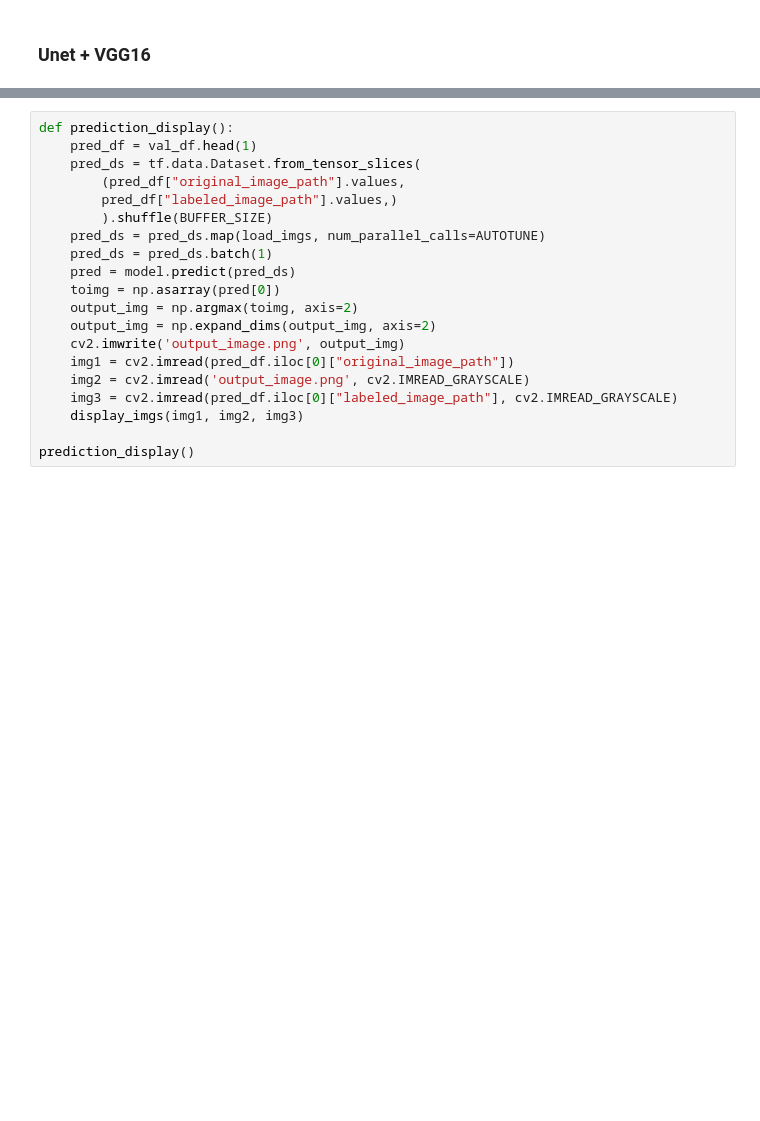
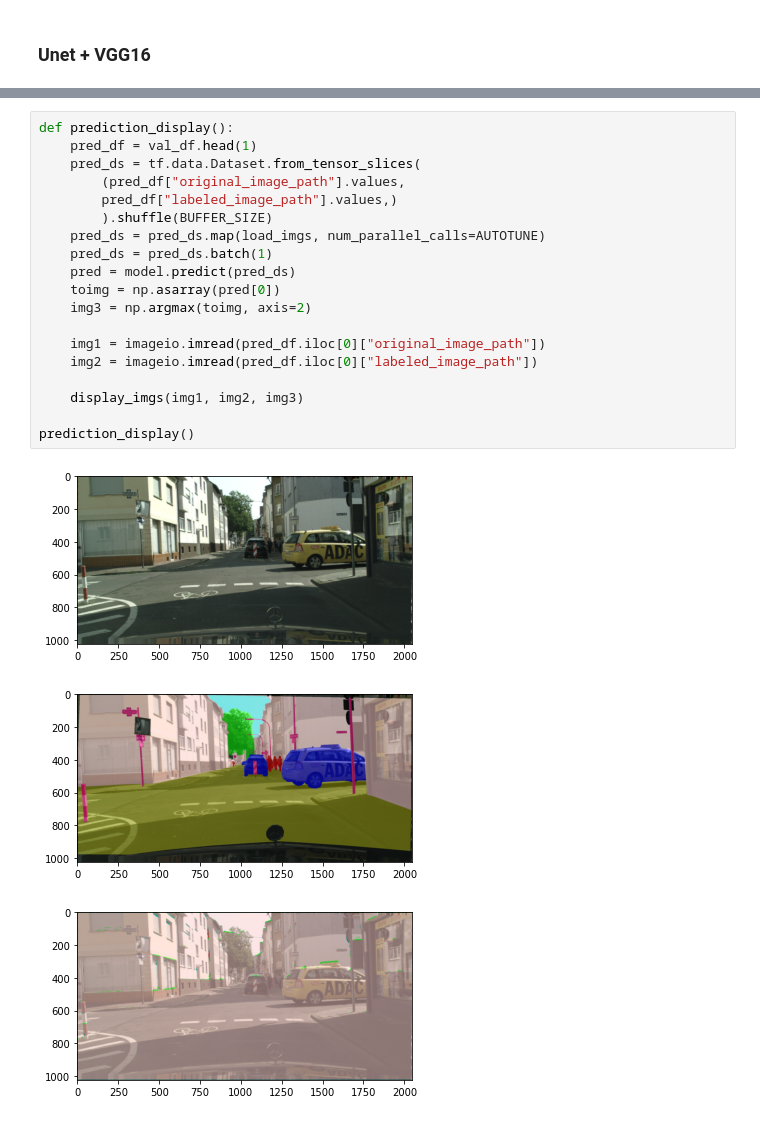
Before and after one commit to ThibaultDieudonne/Car-Computer-Vision-development, a Jupyter notebook: n.ipynb, the cells around one changed output, grey strips where cells are left out. Saved outputs shown, nothing was run; the diff lists cells and outputs as text; blank space fills up the shorter version.

```diff
--- a/n.ipynb
+++ b/n.ipynb
@@ -342,22 +342,25 @@ Epoch 10/10
 # %%
 def prediction_display():
     pred_df = val_df.head(1)
     pred_ds = tf.data.Dataset.from_tensor_slices(
         (pred_df["original_image_path"].values,
         pred_df["labeled_image_path"].values,)
         ).shuffle(BUFFER_SIZE)
     pred_ds = pred_ds.map(load_imgs, num_parallel_calls=AUTOTUNE)
     pred_ds = pred_ds.batch(1)
     pred = model.predict(pred_ds)
     toimg = np.asarray(pred[0])
-    output_img = np.argmax(toimg, axis=2)
-    output_img = np.expand_dims(output_img, axis=2)
-    cv2.imwrite('output_image.png', output_img)
-    img1 = cv2.imread(pred_df.iloc[0]["original_image_path"])
-    img2 = cv2.imread('output_image.png', cv2.IMREAD_GRAYSCALE)
-    img3 = cv2.imread(pred_df.iloc[0]["labeled_image_path"], cv2.IMREAD_GRAYSCALE)
+    img3 = np.argmax(toimg, axis=2)
+
+    img1 = imageio.imread(pred_df.iloc[0]["original_image_path"])
+    img2 = imageio.imread(pred_df.iloc[0]["labeled_image_path"])
+
     display_imgs(img1, img2, img3)
 
 prediction_display()
+# %% [output]
+[figure, added]
+[figure, added]
+[figure, added]
 # %%
 def display_crop():
```
Also changed, not shown: parts of 10 cells of this notebook, 3 other files.
